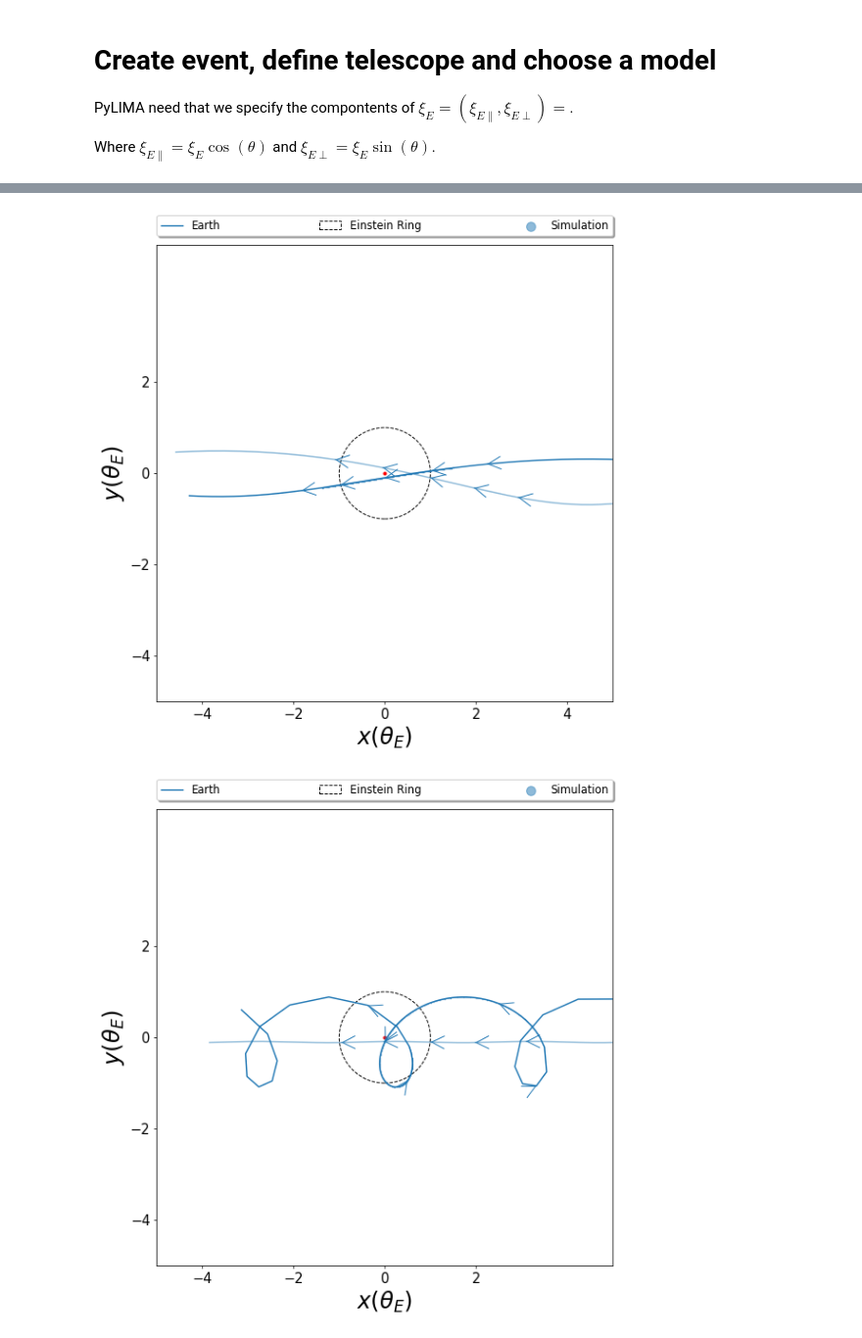
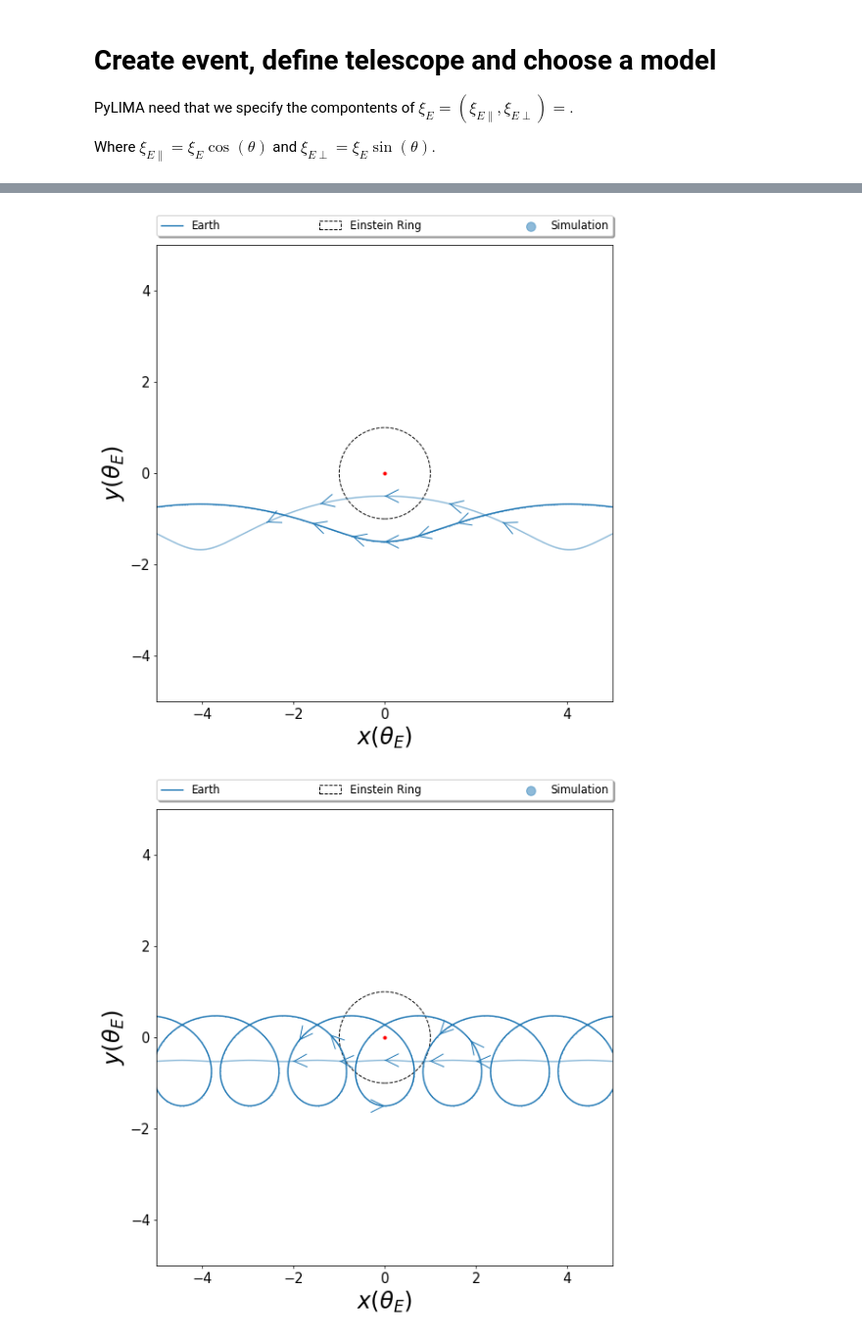
Before and after one commit to anibal-art/Roman_Rubin_NASA, a Jupyter notebook: binary_source/comparison.ipynb, the cells around one changed output, grey strips where cells are left out. Shown at 98% size. Drawn from its saved outputs; the diff is of its cells as text; code cells hidden in the pictures.

```diff
--- a/binary_source/comparison.ipynb
+++ b/binary_source/comparison.ipynb
@@ -43,20 +47,18 @@ def orbital_period_kepler(a_au, M_tot_Msun):
     print("converting to ", np.sqrt(a_au**3 / M_tot_Msun)*365.25, "days (to use in pyLIMA)")
     return np.sqrt(a_au**3 / M_tot_Msun)*365.25*(1/u.day)
 # %%
-import numpy as np
-import pandas as pd
-import astropy.units as u
+
 
 def build_case(case_name, DS, DL, rEhat, v_perp, a, M1, M2,
-               t0=50, u0=0.1, xi_phase=0, xi_inclination=0, flux_ratio=0.1):
+               t0=50, u0=0.5, xi_phase=np.pi/2, xi_inclination=0, flux_ratio=1):
     """
     Construye un diccionario con los parámetros de un caso de xallarap.
     """
     q_xi = (M2 / M1).decompose().value
     P = orbital_period_kepler(a, M1 + M2)
 
-    tE = (rEhat * DL / DS) / v_perp
-
+    # tE = (rEhat * DL / DS) / v_perp
+    tE = (rEhat) / v_perp
     return {
         "case": case_name,
         "DS_kpc": DS.to(u.kpc).value,
@@ -88,6 +90,7 @@ rows = []
 # =========================
 # rEhat = 5 AU
 # =========================
+
 rEhat = 5 * u.AU
 
 # Case 1: face-on, P > tE
@@ -198,7 +203,7 @@ simulated_event.name = 'Simulated'
 simulated_event.ra = 170
 simulated_event.dec = -70
 
-time_sim = np.linspace(0, 100, 500)
+time_sim = np.linspace(-400,400, 500)
 lightcurve_sim = np.c_[time_sim, np.full_like(time_sim, 19.0), np.full_like(time_sim, 0.01)]
 
 tel = telescopes.Telescope(
@@ -215,8 +220,8 @@ simulated_event.telescopes.append(tel)
 
 for case_name, df_row in df_cases.iterrows():
     params_list = [0]*12
-    params_list[0] = df_row['t0']
-    params_list[1] = df_row['u0']
+    params_list[0] = df_row['t0']- df_row['xiE']*np.cos(df_row['xi_phase'])*df_row['tE']
+    params_list[1] = df_row['u0'] +df_row['xiE']*np.sin(df_row['xi_phase'])
     params_list[2] = df_row['tE']
     params_list[3] = df_row['xiE']*np.cos(0) # <---- THE SOURCE BINARY SISTEM MOVES PARALLEL TO THE SEMI MAJOR AXIS
     params_list[4] = df_row['xiE']*np.sin(0) # <---- THE SOURCE BINARY SISTEM MOVES PARALLEL TO THE SEMI MAJOR AXIS
@@ -247,6 +252,7 @@ for case_name, df_row in df_cases.iterrows():
     # plt.tight_layout()
     # plt.show()
     # pyLIMA_plots.plot_geometry(model,params_list)
+
     from bokeh.plotting import figure, show
     from bokeh.layouts import row
 
@@ -277,2 +283,2 @@ pyLIMA parameters OrderedDict({'t0': np.float64(50.0), 'u0': np.float64(0.1), 't
-[figure, old version]
+[figure, new version]
-[figure, old version]
+[figure, new version]
```
Also changed, not shown: parts of 10 cells of this notebook, 55 other files.
